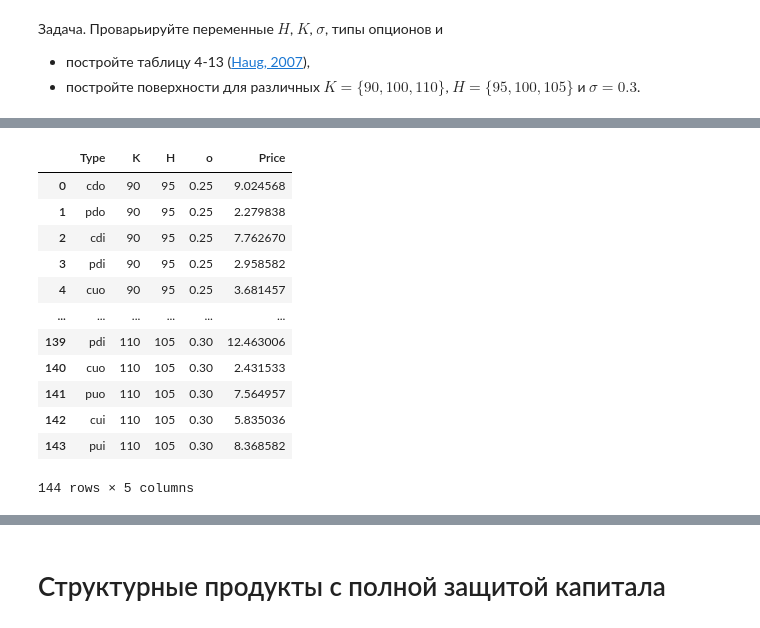
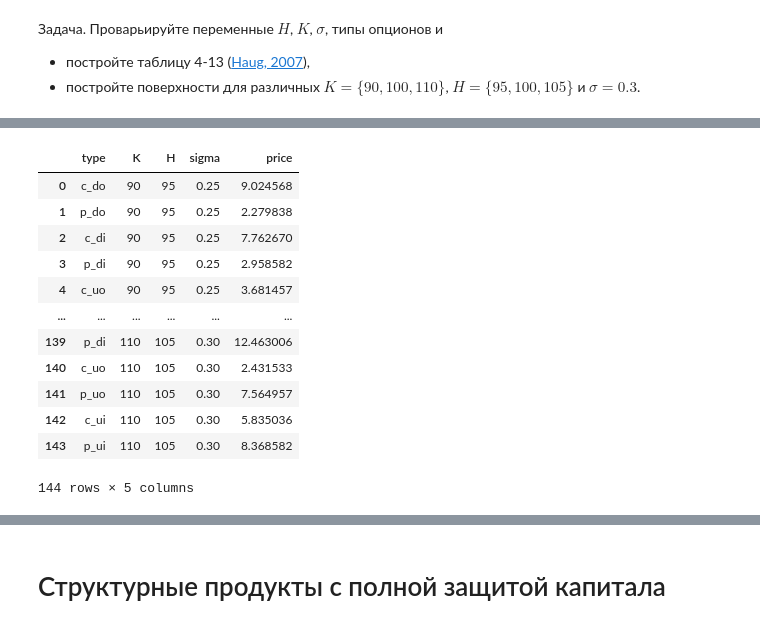
Before and after one commit to MiromanovDaniil/GSFP-labs, a Jupyter notebook: lab_2b_GSFP.ipynb, the cells around one changed output, grey strips where cells are left out. Saved outputs shown, nothing was run; the diff lists cells and outputs as text; code cells hidden in the pictures.

```diff
--- a/lab_2b_GSFP.ipynb
+++ b/lab_2b_GSFP.ipynb
@@ -297,16 +297,0 @@ def get_barrier_table():
-# %%
-get_barrier_table()
-# %% [output]
-|  | Type | K | H | o | Price |
-| 0 | cdo | 90 | 95 | 0.25 | 9.024568 |
-| 1 | pdo | 90 | 95 | 0.25 | 2.279838 |
-| 2 | cdi | 90 | 95 | 0.25 | 7.762670 |
-| 3 | pdi | 90 | 95 | 0.25 | 2.958582 |
-| 4 | cuo | 90 | 95 | 0.25 | 3.681457 |
-| ... | ... | ... | ... | ... | ... |
-| 139 | pdi | 110 | 105 | 0.30 | 12.463006 |
-| 140 | cuo | 110 | 105 | 0.30 | 2.431533 |
-| 141 | puo | 110 | 105 | 0.30 | 7.564957 |
-| 142 | cui | 110 | 105 | 0.30 | 5.835036 |
-| 143 | pui | 110 | 105 | 0.30 | 8.368582 |
-144 rows × 5 columns
@@ -348,0 +298,16 @@ def plot_surface():
+# %%
+df
+# %% [output]
+|  | type | K | H | sigma | price |
+| 0 | c_do | 90 | 95 | 0.25 | 9.024568 |
+| 1 | p_do | 90 | 95 | 0.25 | 2.279838 |
+| 2 | c_di | 90 | 95 | 0.25 | 7.762670 |
+| 3 | p_di | 90 | 95 | 0.25 | 2.958582 |
+| 4 | c_uo | 90 | 95 | 0.25 | 3.681457 |
+| ... | ... | ... | ... | ... | ... |
+| 139 | p_di | 110 | 105 | 0.30 | 12.463006 |
+| 140 | c_uo | 110 | 105 | 0.30 | 2.431533 |
+| 141 | p_uo | 110 | 105 | 0.30 | 7.564957 |
+| 142 | c_ui | 110 | 105 | 0.30 | 5.835036 |
+| 143 | p_ui | 110 | 105 | 0.30 | 8.368582 |
+144 rows × 5 columns
```
Also changed, not shown: parts of 9 cells of this notebook.
